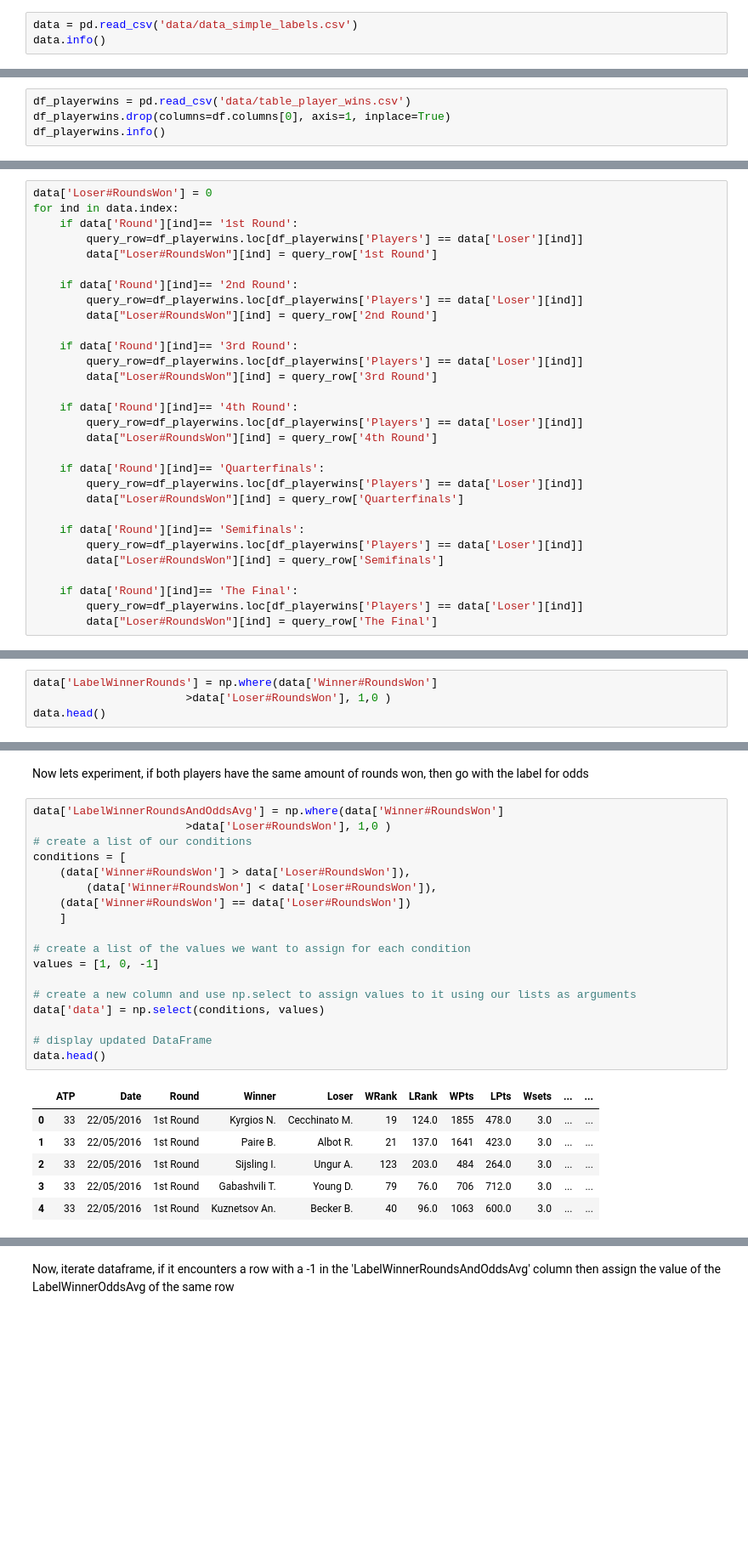
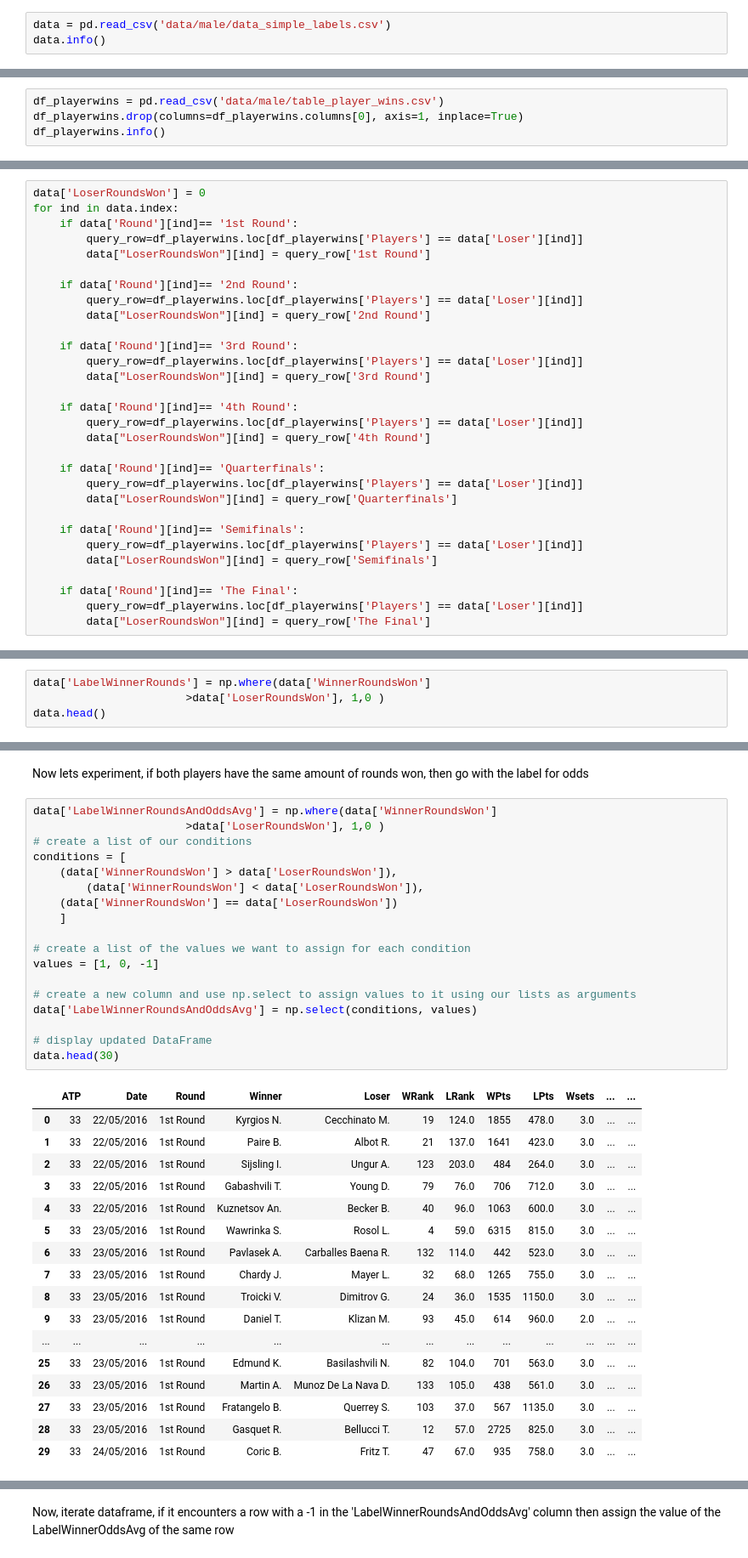
Before and after one commit to alexvasqxz/DS_Projects, a Jupyter notebook: Roland-Garros/matching_data_to_player_wins.ipynb, the cells around one changed output, grey strips where cells are left out. Shown: that part at 85% size. Drawn from its saved outputs; the diff is of its cells as text; blank space fills up the shorter version.

Commit message:
added the files for female models, and reran male data, therefore the mappings and ids will be different than last version but the mapping is correct based on original data

```diff
--- a/Roland-Garros/matching_data_to_player_wins.ipynb
+++ b/Roland-Garros/matching_data_to_player_wins.ipynb
@@ -2,7 +2,7 @@
 import pandas as pd
 import numpy as np
 # %%
-data = pd.read_csv('data/data_simple_labels.csv')
+data = pd.read_csv('data/male/data_simple_labels.csv')
 data.info()
 # %% [output]
 <class 'pandas.core.frame.DataFrame'>
@@ -23,8 +23,8 @@ Data columns (total 26 columns):
 dtypes: float64(14), int64(8), object(4)
 memory usage: 180.5+ KB
 # %%
-df_playerwins = pd.read_csv('data/table_player_wins.csv')
-df_playerwins.drop(columns=df.columns[0], axis=1, inplace=True)
+df_playerwins = pd.read_csv('data/male/table_player_wins.csv')
+df_playerwins.drop(columns=df_playerwins.columns[0], axis=1, inplace=True)
 df_playerwins.info()
 # %% [output]
 <class 'pandas.core.frame.DataFrame'>
@@ -149,35 +149,35 @@ memory usage: 187.4+ KB
 # %% [markdown]
 Now we add the Loser info about the number of rounds won for that specific round his playing
 # %%
-data['Loser#RoundsWon'] = 0
+data['LoserRoundsWon'] = 0
 for ind in data.index:
     if data['Round'][ind]== '1st Round':
         query_row=df_playerwins.loc[df_playerwins['Players'] == data['Loser'][ind]]
-        data["Loser#RoundsWon"][ind] = query_row['1st Round']
+        data["LoserRoundsWon"][ind] = query_row['1st Round']
 
     if data['Round'][ind]== '2nd Round':
         query_row=df_playerwins.loc[df_playerwins['Players'] == data['Loser'][ind]]
-        data["Loser#RoundsWon"][ind] = query_row['2nd Round']
+        data["LoserRoundsWon"][ind] = query_row['2nd Round']
 
     if data['Round'][ind]== '3rd Round':
         query_row=df_playerwins.loc[df_playerwins['Players'] == data['Loser'][ind]]
-        data["Loser#RoundsWon"][ind] = query_row['3rd Round']
+        data["LoserRoundsWon"][ind] = query_row['3rd Round']
 
     if data['Round'][ind]== '4th Round':
         query_row=df_playerwins.loc[df_playerwins['Players'] == data['Loser'][ind]]
-        data["Loser#RoundsWon"][ind] = query_row['4th Round']
+        data["LoserRoundsWon"][ind] = query_row['4th Round']
 
     if data['Round'][ind]== 'Quarterfinals':
         query_row=df_playerwins.loc[df_playerwins['Players'] == data['Loser'][ind]]
-        data["Loser#RoundsWon"][ind] = query_row['Quarterfinals']
+        data["LoserRoundsWon"][ind] = query_row['Quarterfinals']
 
     if data['Round'][ind]== 'Semifinals':
         query_row=df_playerwins.loc[df_playerwins['Players'] == data['Loser'][ind]]
-        data["Loser#RoundsWon"][ind] = query_row['Semifinals']
+        data["LoserRoundsWon"][ind] = query_row['Semifinals']
 
     if data['Round'][ind]== 'The Final':
         query_row=df_playerwins.loc[df_playerwins['Players'] == data['Loser'][ind]]
-        data["Loser#RoundsWon"][ind] = query_row['The Final']
+        data["LoserRoundsWon"][ind] = query_row['The Final']
 # %% [output]
 A value is trying to be set on a copy of a slice from a DataFrame
 
@@ -231,8 +231,8 @@ data.head()
 # %% [markdown]
 Create label, if Winner has won the most rounds then 1, else 0
 # %%
-data['LabelWinnerRounds'] = np.where(data['Winner#RoundsWon']
-                       >data['Loser#RoundsWon'], 1,0 )
+data['LabelWinnerRounds'] = np.where(data['WinnerRoundsWon']
+                       >data['LoserRoundsWon'], 1,0 )
 data.head()
 # %% [output]
 |  | ATP | Date | Round | Winner | Loser | WRank | LRank | WPts | LPts | Wsets | ... | ... |
@@ -247,27 +247,38 @@ data.to_csv("data_with_label_rounds.csv")
 # %% [markdown]
 Now lets experiment, if both players have the same amount of rounds won, then go with the label for odds
 # %%
-data['LabelWinnerRoundsAndOddsAvg'] = np.where(data['Winner#RoundsWon']
-                       >data['Loser#RoundsWon'], 1,0 )
+data['LabelWinnerRoundsAndOddsAvg'] = np.where(data['WinnerRoundsWon']
+                       >data['LoserRoundsWon'], 1,0 )
 # create a list of our conditions
 conditions = [
-    (data['Winner#RoundsWon'] > data['Loser#RoundsWon']),
-        (data['Winner#RoundsWon'] < data['Loser#RoundsWon']),
-    (data['Winner#RoundsWon'] == data['Loser#RoundsWon'])
+    (data['WinnerRoundsWon'] > data['LoserRoundsWon']),
+        (data['WinnerRoundsWon'] < data['LoserRoundsWon']),
+    (data['WinnerRoundsWon'] == data['LoserRoundsWon'])
     ]
 
 # create a list of the values we want to assign for each condition
 values = [1, 0, -1]
 
 # create a new column and use np.select to assign values to it using our lists as arguments
-data['data'] = np.select(conditions, values)
+data['LabelWinnerRoundsAndOddsAvg'] = np.select(conditions, values)
 
 # display updated DataFrame
-data.head()
+data.head(30)
 # %% [output]
 |  | ATP | Date | Round | Winner | Loser | WRank | LRank | WPts | LPts | Wsets | ... | ... |
 | 0 | 33 | 22/05/2016 | 1st Round | Kyrgios N. | Cecchinato M. | 19 | 124.0 | 1855 | 478.0 | 3.0 | ... | ... |
 | 1 | 33 | 22/05/2016 | 1st Round | Paire B. | Albot R. | 21 | 137.0 | 1641 | 423.0 | 3.0 | ... | ... |
 | 2 | 33 | 22/05/2016 | 1st Round | Sijsling I. | Ungur A. | 123 | 203.0 | 484 | 264.0 | 3.0 | ... | ... |
 | 3 | 33 | 22/05/2016 | 1st Round | Gabashvili T. | Young D. | 79 | 76.0 | 706 | 712.0 | 3.0 | ... | ... |
 | 4 | 33 | 22/05/2016 | 1st Round | Kuznetsov An. | Becker B. | 40 | 96.0 | 1063 | 600.0 | 3.0 | ... | ... |
+| 5 | 33 | 23/05/2016 | 1st Round | Wawrinka S. | Rosol L. | 4 | 59.0 | 6315 | 815.0 | 3.0 | ... | ... |
+| 6 | 33 | 23/05/2016 | 1st Round | Pavlasek A. | Carballes Baena R. | 132 | 114.0 | 442 | 523.0 | 3.0 | ... | ... |
+| 7 | 33 | 23/05/2016 | 1st Round | Chardy J. | Mayer L. | 32 | 68.0 | 1265 | 755.0 | 3.0 | ... | ... |
+| 8 | 33 | 23/05/2016 | 1st Round | Troicki V. | Dimitrov G. | 24 | 36.0 | 1535 | 1150.0 | 3.0 | ... | ... |
+| 9 | 33 | 23/05/2016 | 1st Round | Daniel T. | Klizan M. | 93 | 45.0 | 614 | 960.0 | 2.0 | ... | ... |
+| ... | ... | ... | ... | ... | ... | ... | ... | ... | ... | ... | ... | ... |
+| 25 | 33 | 23/05/2016 | 1st Round | Edmund K. | Basilashvili N. | 82 | 104.0 | 701 | 563.0 | 3.0 | ... | ... |
+| 26 | 33 | 23/05/2016 | 1st Round | Martin A. | Munoz De La Nava D. | 133 | 105.0 | 438 | 561.0 | 3.0 | ... | ... |
+| 27 | 33 | 23/05/2016 | 1st Round | Fratangelo B. | Querrey S. | 103 | 37.0 | 567 | 1135.0 | 3.0 | ... | ... |
+| 28 | 33 | 23/05/2016 | 1st Round | Gasquet R. | Bellucci T. | 12 | 57.0 | 2725 | 825.0 | 3.0 | ... | ... |
+| 29 | 33 | 24/05/2016 | 1st Round | Coric B. | Fritz T. | 47 | 67.0 | 935 | 758.0 | 3.0 | ... | ... |
```
Also changed, not shown: parts of 7 cells of this notebook, 15 other files.
